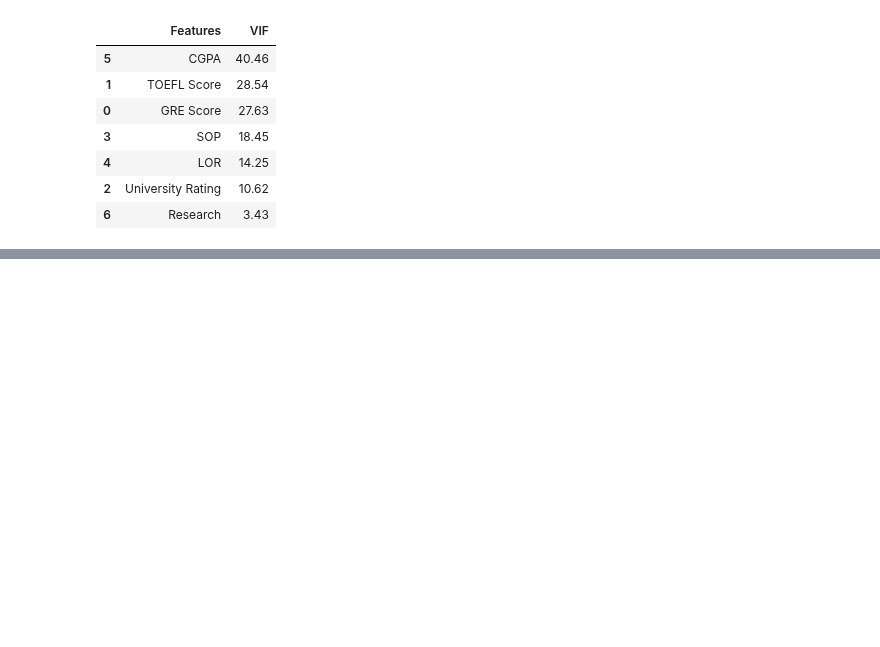
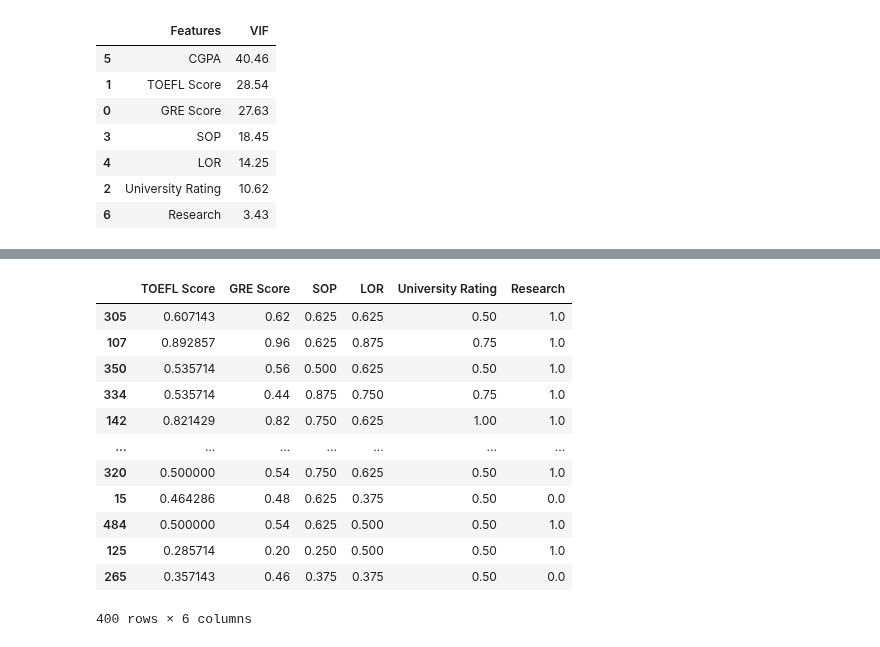
Before and after one commit to akshayabhale1406/SCLR_Jamboree_Education_Linear_Regression, a Jupyter notebook: Jamboree_Education_Linear_Regression.ipynb, the cells around one changed output, grey strips where cells are left out. Drawn from its saved outputs; the diff is of its cells as text; code cells hidden in the pictures; blank space fills up the shorter version.

```diff
--- a/Jamboree_Education_Linear_Regression.ipynb
+++ b/Jamboree_Education_Linear_Regression.ipynb
@@ -302,13 +302,10 @@ vif
 | 2 | University Rating | 10.62 |
 | 6 | Research | 3.43 |
 # %%
-columns_vif = vif['Features'][1:].values
-x2 = pd.DataFrame(x_train, columns = x_test.columns)[columns_vif]
-
-x2_sm = sm.add_constant(x2)
-
-sm_model = sm.OLS((y_train), x2_sm).fit()
-
+cols2 = vif["Features"][1:].values
+X2 = pd.DataFrame(x_train, columns= x_train.columns)[cols2]
+X2_sm = sm.add_constant(X2)
+sm_model = sm.OLS(list(y_train), X2_sm).fit()
 print(sm_model.summary())
 # %% [output]
                             OLS Regression Results
@@ -328,3 +325,19 @@ Covariance Type:            nonrobust
 
 Notes:
 [1] Standard Errors assume that the covariance matrix of the errors is correctly specified.
+# %%
+X2
+# %% [output]
+|  | TOEFL Score | GRE Score | SOP | LOR | University Rating | Research |
+| 305 | 0.607143 | 0.62 | 0.625 | 0.625 | 0.50 | 1.0 |
+| 107 | 0.892857 | 0.96 | 0.625 | 0.875 | 0.75 | 1.0 |
+| 350 | 0.535714 | 0.56 | 0.500 | 0.625 | 0.50 | 1.0 |
+| 334 | 0.535714 | 0.44 | 0.875 | 0.750 | 0.75 | 1.0 |
+| 142 | 0.821429 | 0.82 | 0.750 | 0.625 | 1.00 | 1.0 |
+| ... | ... | ... | ... | ... | ... | ... |
+| 320 | 0.500000 | 0.54 | 0.750 | 0.625 | 0.50 | 1.0 |
+| 15 | 0.464286 | 0.48 | 0.625 | 0.375 | 0.50 | 0.0 |
+| 484 | 0.500000 | 0.54 | 0.625 | 0.500 | 0.50 | 1.0 |
+| 125 | 0.285714 | 0.20 | 0.250 | 0.500 | 0.50 | 1.0 |
+| 265 | 0.357143 | 0.46 | 0.375 | 0.375 | 0.50 | 0.0 |
+400 rows × 6 columns
```
Also changed, not shown: parts of 4 cells of this notebook.
